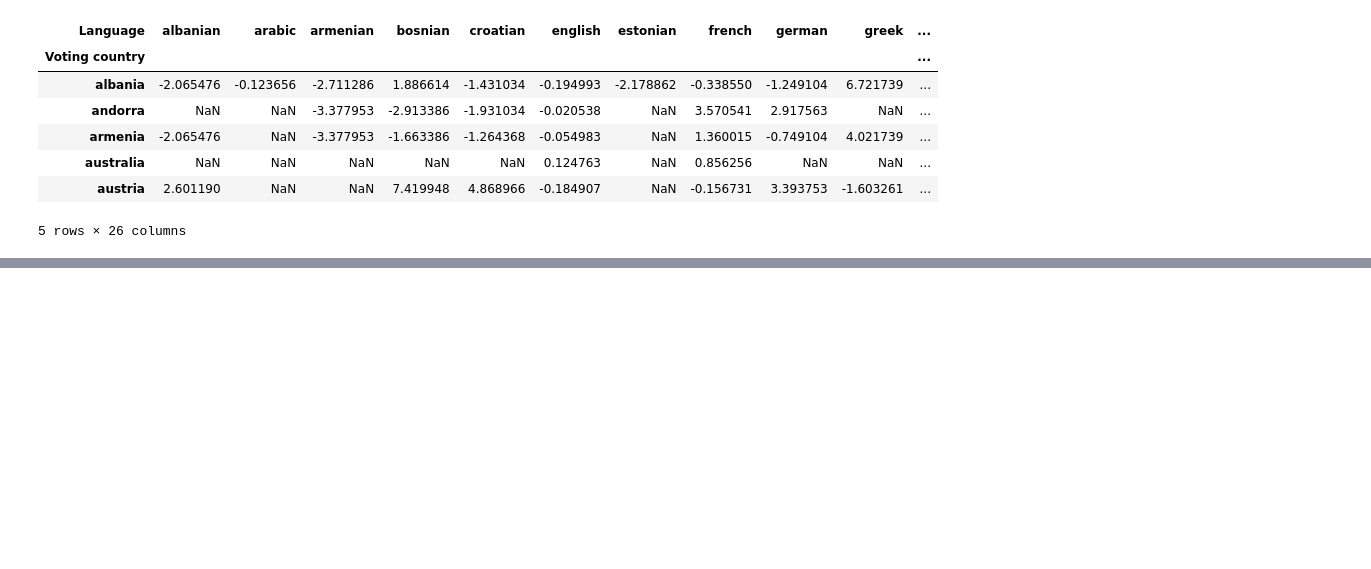
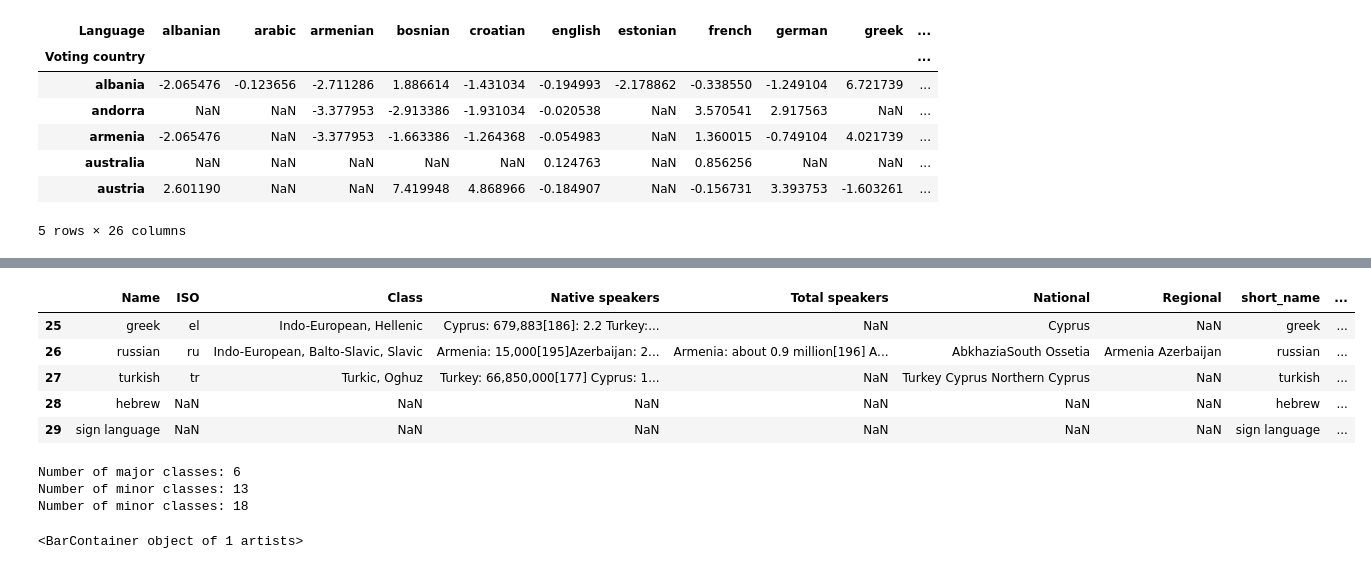
Before and after one commit to KatrionaGoldmann/Eurovision_TDS, a Jupyter notebook: eurovision/language_visualistaions.ipynb, the cells around one changed output, grey strips where cells are left out. Cells and saved outputs as stored; diff of their text form; code cells hidden in the pictures; blank space fills up the shorter version.

```diff
--- a/eurovision/language_visualistaions.ipynb
+++ b/eurovision/language_visualistaions.ipynb
@@ -245,0 +324,42 @@ Text(0.5, 1.05, 'Average voting deviation per language')
+# %%
+# If class list length is greater than 1, get the second element
+language_class['major_class'] = language_class['Class'].str.split(',').str[0].str.strip()
+language_class['minor_class'] = language_class['Class'].str.split(',').str[1].str.strip()
+language_class['subminor_class'] = language_class['Class'].str.split(',').str[2].str.strip()
+
+# for short_name == 'hebrew' set class to semitic
+language_class.loc[language_class['short_name'] == 'hebrew', 'major_class'] = 'Semitic'
+language_class.loc[language_class['short_name'] == 'sign language', 'major_class'] = 'Sign Language'
+language_class.loc[language_class['short_name'] == 'hebrew', 'minor_class'] = 'Semitic'
+language_class.loc[language_class['short_name'] == 'sign language', 'minor_class'] = 'Sign Language'
+
+
+# if minor_class is  NaN, set major_class to minor_class
+language_class.loc[language_class['minor_class'].isnull(), 'minor_class'] = language_class['major_class']
+language_class.loc[language_class['subminor_class'].isnull(), 'subminor_class'] = language_class['minor_class']
+# %%
+language_class.tail()
+# %% [output]
+|  | Name | ISO | Class | Native speakers | Total speakers | National | Regional | short_name | ... |
+| 25 | greek | el | Indo-European, Hellenic | Cyprus: 679,883[186]: 2.2 Turkey:... | NaN | Cyprus | NaN | greek | ... |
+| 26 | russian | ru | Indo-European, Balto-Slavic, Slavic | Armenia: 15,000[195]Azerbaijan: 2... | Armenia: about 0.9 million[196] A... | AbkhaziaSouth Ossetia | Armenia Azerbaijan | russian | ... |
+| 27 | turkish | tr | Turkic, Oghuz | Turkey: 66,850,000[177] Cyprus: 1... | NaN | Turkey Cyprus Northern Cyprus | NaN | turkish | ... |
+| 28 | hebrew | NaN | NaN | NaN | NaN | NaN | NaN | hebrew | ... |
+| 29 | sign language | NaN | NaN | NaN | NaN | NaN | NaN | sign language | ... |
+# %%
+# length unique Class
+print("Number of major classes: " + str(len(language_class['major_class'].unique())))
+print("Number of minor classes: " + str(len(language_class['minor_class'].unique())))
+print("Number of minor classes: " + str(len(language_class['subminor_class'].unique())))
+# %% [output]
+Number of major classes: 6
+Number of minor classes: 13
+Number of minor classes: 18
+# %%
+# Add row annotation to the seaborn clustermap
+plot.ax_row_dendrogram.bar(0, 0, color='#1f77b4', label='Indo-European', linewidth=0)
+plot.ax_row_dendrogram.bar(0, 0, color='#ff7f0e', label='Uralic', linewidth=0)
+plot.ax_row_dendrogram.bar(0, 0, color='#2ca02c', label='Semitic', linewidth=0)
+plot.ax_row_dendrogram.bar(0, 0, color='#d62728', label='Altaic', linewidth=0)
+# %% [output]
+<BarContainer object of 1 artists>
```
Also changed, not shown: parts of 20 cells of this notebook.
